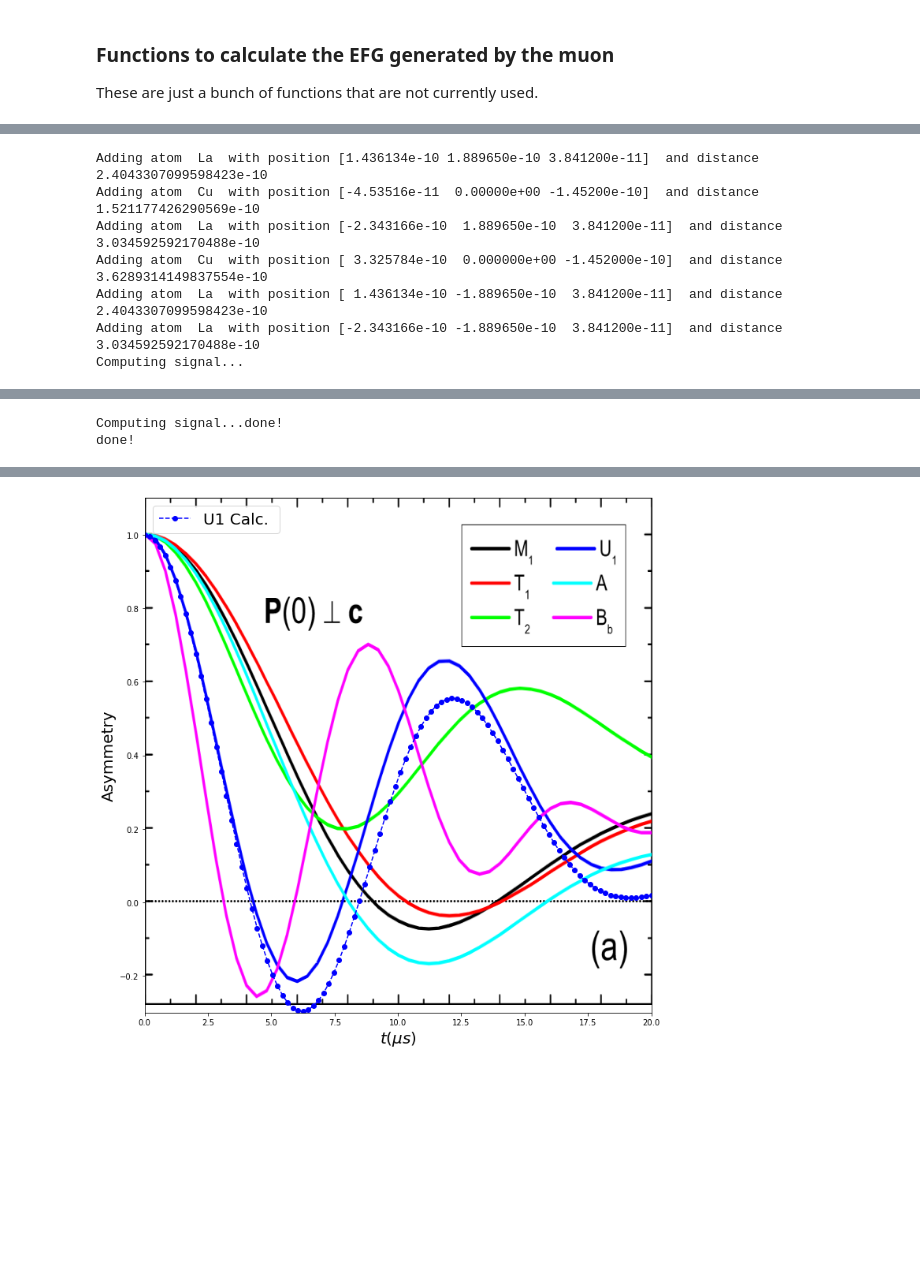
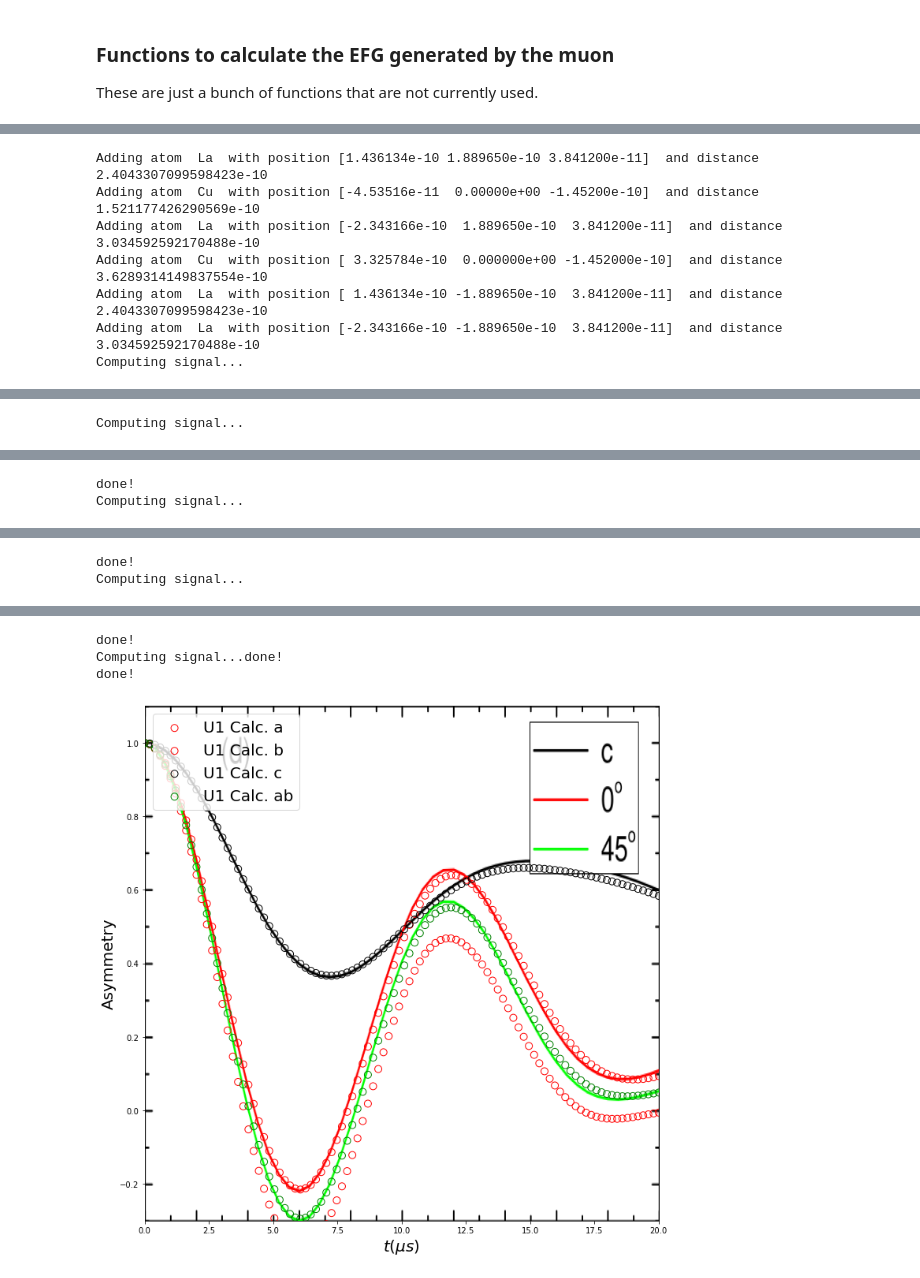
Before and after one commit to bonfus/undi, a Jupyter notebook: examples/LaCuO4.ipynb, the cells around one changed output, grey strips where cells are left out. Cells and saved outputs as stored; diff of their text form; code cells hidden in the pictures; blank space fills up the shorter version.

```diff
--- a/examples/LaCuO4.ipynb
+++ b/examples/LaCuO4.ipynb
@@ -128,6 +125,14 @@ def gen_radial_EFG(p_mu, p_N, Vzz=None):
 
     x /= n; r = 1. # keeping formula below for clarity
     return -Vzz * ( (3.*np.outer(x,x)-np.eye(3)*(r**2))/r**5 ) * 0.5
+
+def get_omegaQ_mu(I,Q,d):
+    epsilon0 = 8.8541878E-12 # ampere^2 ⋅ kilogram^−1 ⋅ meter^−3 ⋅ second^4
+    elementary_charge=1.6021766E-19 # Coulomb = ampere ⋅ second
+    h=6.6260693e-34 # Js
+    hbar=h/(2*np.pi) # Js
+
+    return - (1/hbar) * (1./(4 * np.pi * epsilon0)) * (3 * elementary_charge**2 * Q) / (2*I*(2*I-1)*d**3)
 # %% [markdown]
 ### Calculate Signal
 
@@ -176,18 +181,19 @@ def gen_neighbouring_atomic_structure(muon_position, cutoffs):
             EFG_tensor = EFG_from_omegaq_PAS(Omega[symb], eta[symb], 1./2., spin, Quadrupole_moment[symb])
 
             # Muon part of EFG (the muon is always at 0)
-            # EFG_tensor += gen_radial_EFG(muon_pos, pos)     # What to put here?
+            #EFG_tensor += gen_radial_EFG(muon_pos, pos)
+
 
             data.append({'Position': pos,
                          'Label': symb,
+                         'Gamma': Gamma[symb],
                          'ElectricQuadrupoleMoment': Quadrupole_moment[symb],
                          'EFGTensor': EFG_tensor,
-                         }
-                        )
+                         'OmegaQmu': get_omegaQ_mu(spin, Quadrupole_moment[symb], np.linalg.norm(pos))
+                         })
     data.insert(0,
                     {'Position': muon_pos,
                      'Label': 'mu'},
-
                 )
     return data
 
@@ -435,15 +555,21 @@ So if I set 3.5 Ang. cutoff I get a different set of La. Setting it to 3.1 for t
 atoms = gen_neighbouring_atomic_structure([0.12,  0.,  0.11], cutoffs={'Cu':3.7, 'La':3.1})
 
 print("Computing signal...", end='', flush=True)
-signal_U1_Pab = gen_signal(atoms, np.array([1.,1.,0.]), nrep=4, k=4)
+signal_U1_Pa = gen_signal(atoms, np.array([1.,0.,0.]), nrep=2, k=4)
+signal_U1_Pb = gen_signal(atoms, np.array([0.,1.,0.]), nrep=2, k=4)
+signal_U1_Pc = gen_signal(atoms, np.array([0.,0.,1.]), nrep=2, k=4)
+signal_U1_Pab = gen_signal(atoms, np.array([1.,1.,0.]), nrep=2, k=4)
 print('done!')
 
-imdata = plt.imread('images/Fig5a.png')
+imdata = plt.imread('images/Site_U1_Thesis.png')
 
 fig, axes = plt.subplots(1,1, figsize=(12,12))
 
-axes.plot(tlist*1e6,signal_U1_Pab,'b--',marker='o',label='U1 Calc. ', zorder=1)
-axes.imshow(imdata, zorder=0, extent=[0., 20.0, -0.28, 1.1], aspect=20/(1.1+0.28), resample=True)
+axes.scatter(tlist*1e6,signal_U1_Pa, color='r', s=80, facecolors='none',marker='o',label='U1 Calc. a', zorder=1)
+axes.scatter(tlist*1e6,signal_U1_Pb, color='r', s=80, facecolors='none',marker='o',label='U1 Calc. b', zorder=2)
+axes.scatter(tlist*1e6,signal_U1_Pc, color='k', s=80, facecolors='none',marker='o',label='U1 Calc. c', zorder=3)
+axes.scatter(tlist*1e6,signal_U1_Pab,color='g', s=80, facecolors='none',marker='o',label='U1 Calc. ab', zorder=4)
+axes.imshow(imdata, zorder=0, extent=[0., 20.0, -0.3, 1.1], aspect=20/(1.1+0.3), resample=True)
 
 
 axes.set_ylim([-0.3,1.1])
@@ -468,2 +600 @@ WARNING:undi:Using most abundand isotope for Cu, i.e. 63Cu, 0.6915 abundance
-Computing signal...done!
-done!
+Computing signal...
@@ -469,0 +609,2 @@ done!
+done!
+Computing signal...
@@ -469,0 +619,2 @@ done!
+done!
+Computing signal...
@@ -470 +629,4 @@ done!
+done!
+Computing signal...done!
+done!
-[figure, old version]
+[figure, new version]
```
Also changed, not shown: parts of 14 cells of this notebook, 6 other files.
